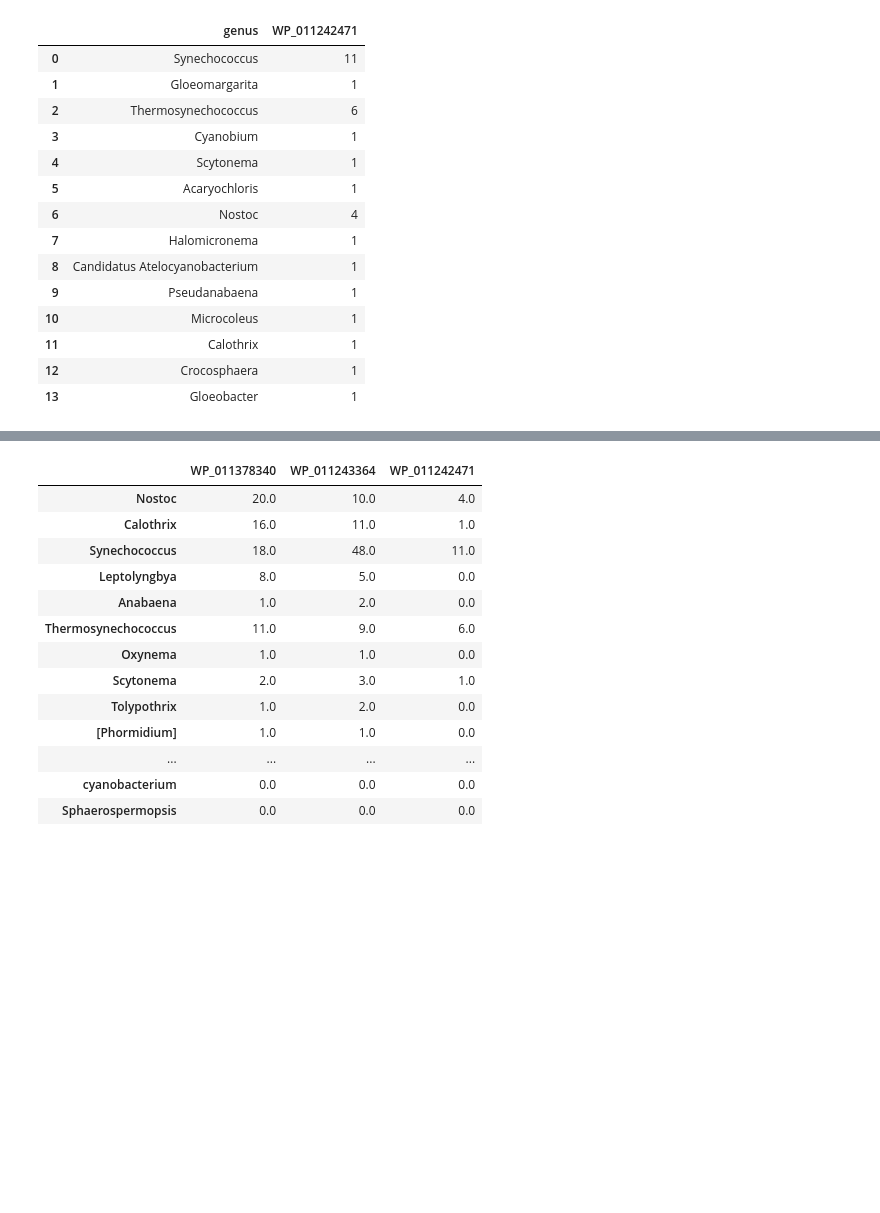
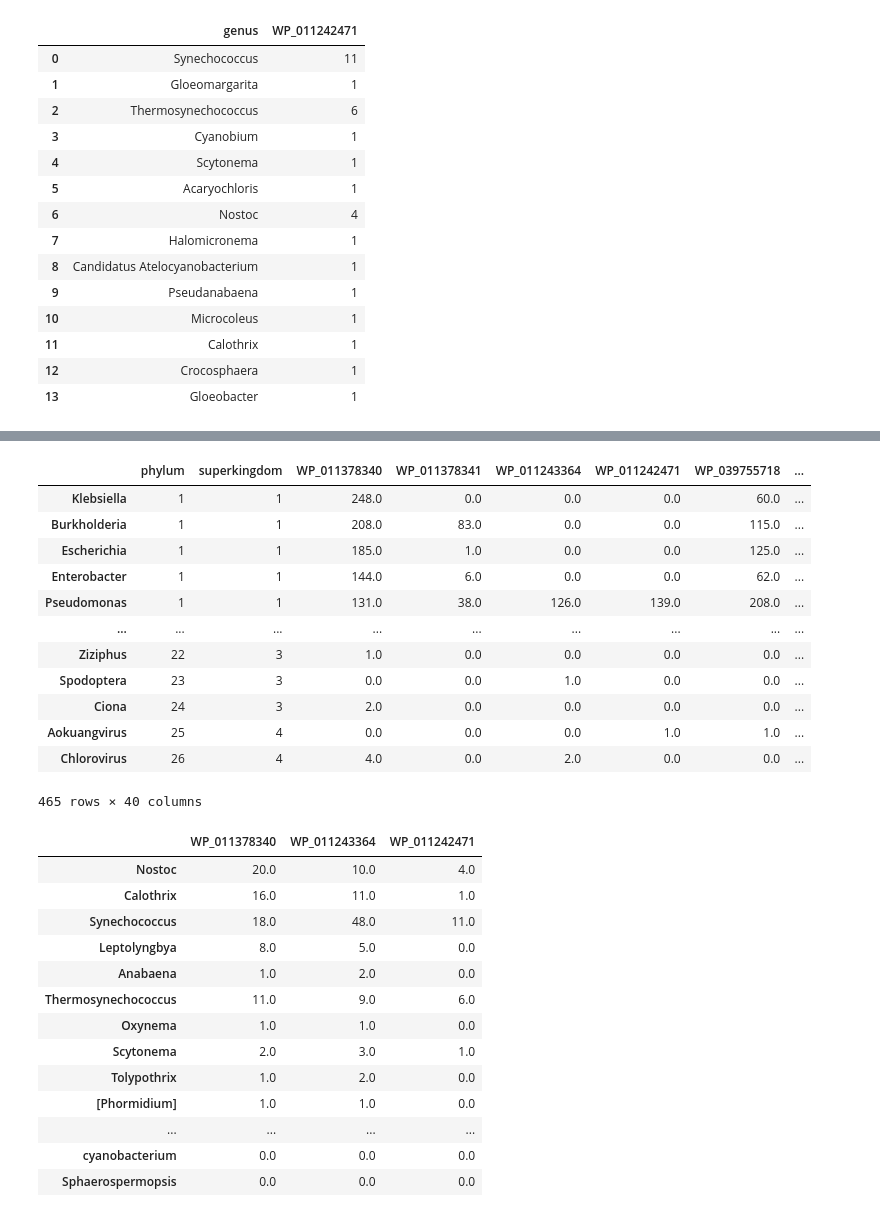
Before and after one commit to Kanomble/blast_result_processing, a Jupyter notebook: scripts/Heatmap_genus_BLASTDATA.ipynb, the cells around one changed output, grey strips where cells are left out. Saved outputs shown, nothing was run; the diff lists cells and outputs as text; code cells hidden in the pictures; blank space fills up the shorter version.

```diff
--- a/scripts/Heatmap_genus_BLASTDATA.ipynb
+++ b/scripts/Heatmap_genus_BLASTDATA.ipynb
@@ -190,0 +252,16 @@ def create_subframes(df,columnnames):
+# %%
+df
+# %% [output]
+|  | phylum | superkingdom | WP_011378340 | WP_011378341 | WP_011243364 | WP_011242471 | WP_039755718 | ... |
+| Klebsiella | 1 | 1 | 248.0 | 0.0 | 0.0 | 0.0 | 60.0 | ... |
+| Burkholderia | 1 | 1 | 208.0 | 83.0 | 0.0 | 0.0 | 115.0 | ... |
+| Escherichia | 1 | 1 | 185.0 | 1.0 | 0.0 | 0.0 | 125.0 | ... |
+| Enterobacter | 1 | 1 | 144.0 | 6.0 | 0.0 | 0.0 | 62.0 | ... |
+| Pseudomonas | 1 | 1 | 131.0 | 38.0 | 126.0 | 139.0 | 208.0 | ... |
+| ... | ... | ... | ... | ... | ... | ... | ... | ... |
+| Ziziphus | 22 | 3 | 1.0 | 0.0 | 0.0 | 0.0 | 0.0 | ... |
+| Spodoptera | 23 | 3 | 0.0 | 0.0 | 1.0 | 0.0 | 0.0 | ... |
+| Ciona | 24 | 3 | 2.0 | 0.0 | 0.0 | 0.0 | 0.0 | ... |
+| Aokuangvirus | 25 | 4 | 0.0 | 0.0 | 0.0 | 1.0 | 1.0 | ... |
+| Chlorovirus | 26 | 4 | 4.0 | 0.0 | 2.0 | 0.0 | 0.0 | ... |
+465 rows × 40 columns
```
Also changed, not shown: parts of 22 cells of this notebook.
